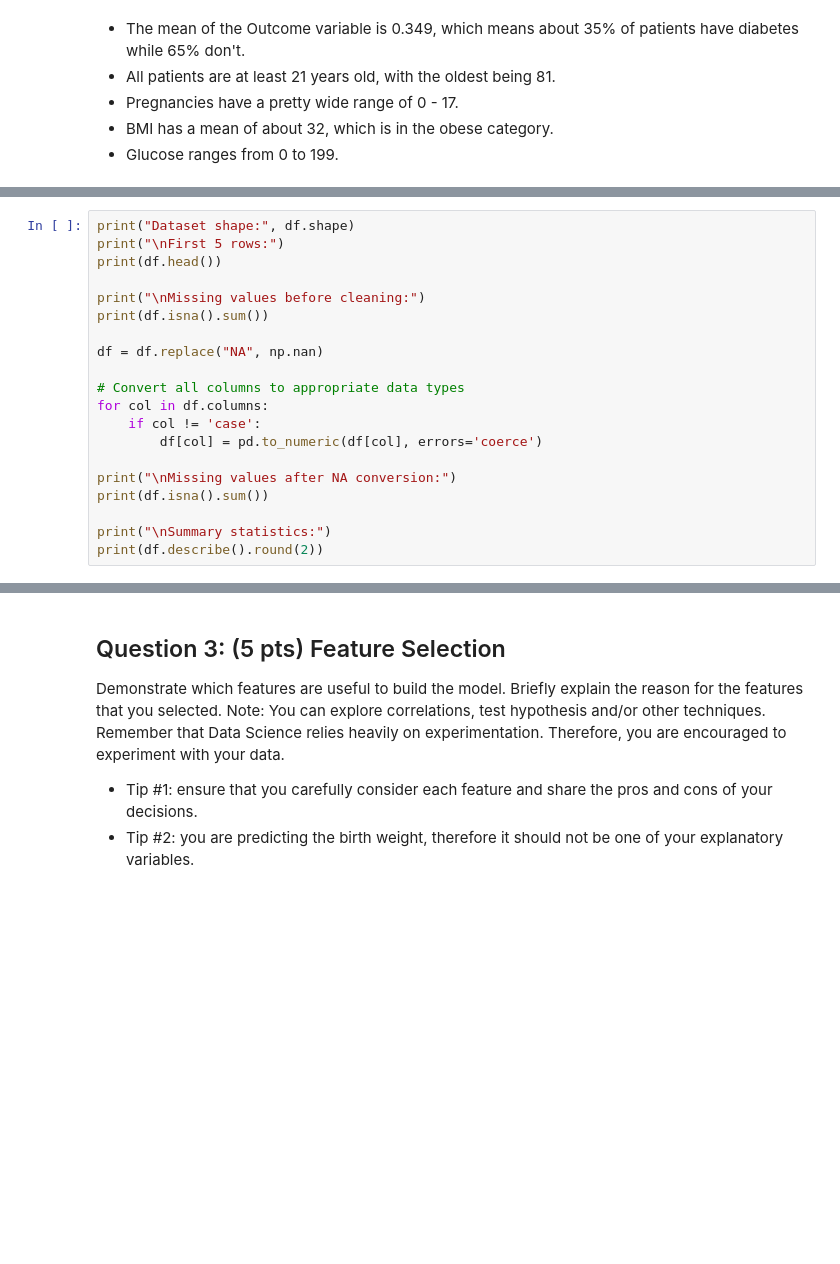
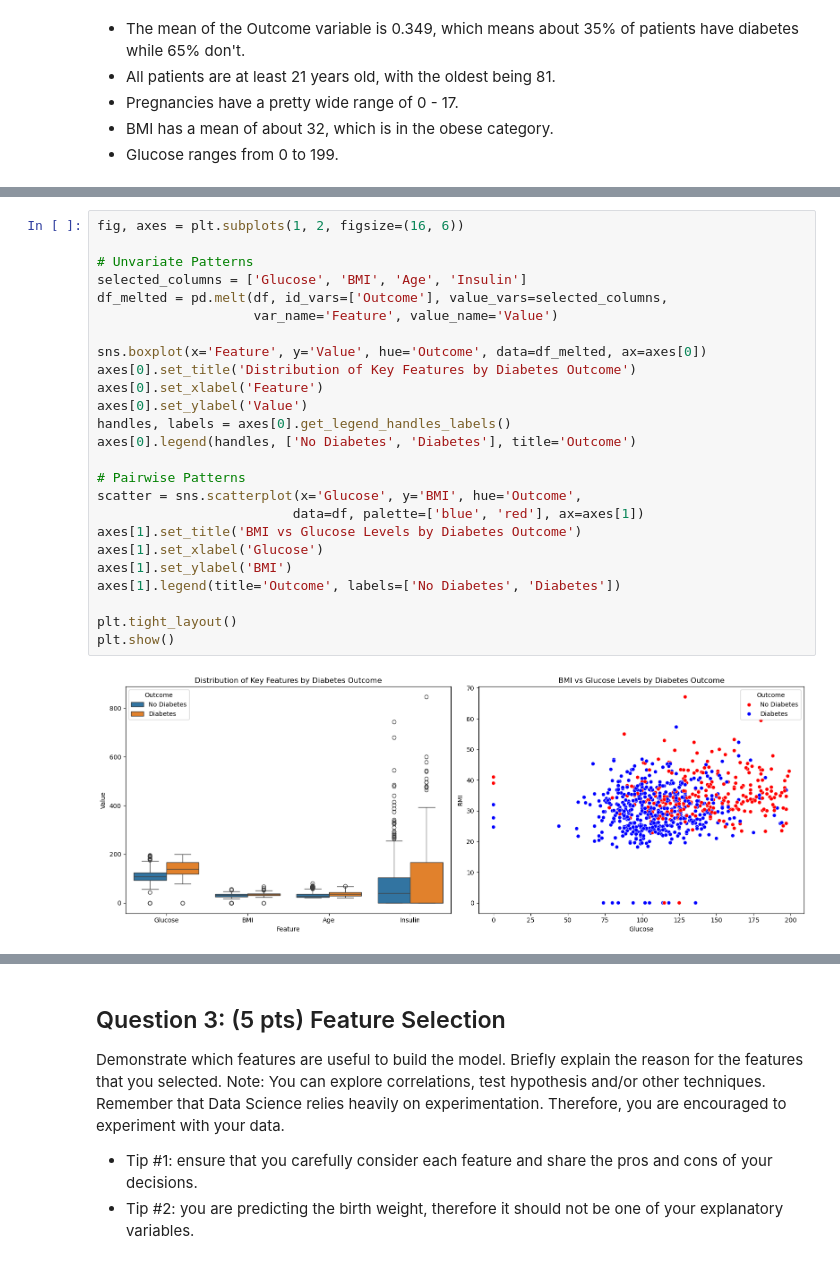
Before and after one commit to DavidYu75/ds3000-assignments, a Jupyter notebook: DS3000.A11.David.Yu.ipynb, the cells around one changed output, grey strips where cells are left out. Cells and saved outputs as stored; diff of their text form; blank space fills up the shorter version.

```diff
--- a/DS3000.A11.David.Yu.ipynb
+++ b/DS3000.A11.David.Yu.ipynb
@@ -83,20 +76,0 @@ Prepare the data for analysis. Ensure that you address the following:
-# %%
-print("Dataset shape:", df.shape)
-print("\nFirst 5 rows:")
-print(df.head())
-
-print("\nMissing values before cleaning:")
-print(df.isna().sum())
-
-df = df.replace("NA", np.nan)
-
-# Convert all columns to appropriate data types
-for col in df.columns:
-    if col != 'case':
-        df[col] = pd.to_numeric(df[col], errors='coerce')
-
-print("\nMissing values after NA conversion:")
-print(df.isna().sum())
-
-print("\nSummary statistics:")
-print(df.describe().round(2))
@@ -167,0 +80,27 @@ plt.show()
+# %%
+fig, axes = plt.subplots(1, 2, figsize=(16, 6))
+
+# Unvariate Patterns
+selected_columns = ['Glucose', 'BMI', 'Age', 'Insulin']
+df_melted = pd.melt(df, id_vars=['Outcome'], value_vars=selected_columns,
+                    var_name='Feature', value_name='Value')
+
+sns.boxplot(x='Feature', y='Value', hue='Outcome', data=df_melted, ax=axes[0])
+axes[0].set_title('Distribution of Key Features by Diabetes Outcome')
+axes[0].set_xlabel('Feature')
+axes[0].set_ylabel('Value')
+handles, labels = axes[0].get_legend_handles_labels()
+axes[0].legend(handles, ['No Diabetes', 'Diabetes'], title='Outcome')
+
+# Pairwise Patterns
+scatter = sns.scatterplot(x='Glucose', y='BMI', hue='Outcome',
+                         data=df, palette=['blue', 'red'], ax=axes[1])
+axes[1].set_title('BMI vs Glucose Levels by Diabetes Outcome')
+axes[1].set_xlabel('Glucose')
+axes[1].set_ylabel('BMI')
+axes[1].legend(title='Outcome', labels=['No Diabetes', 'Diabetes'])
+
+plt.tight_layout()
+plt.show()
+# %% [output]
+[figure, added]
```
Also changed, not shown: parts of 8 cells of this notebook.
